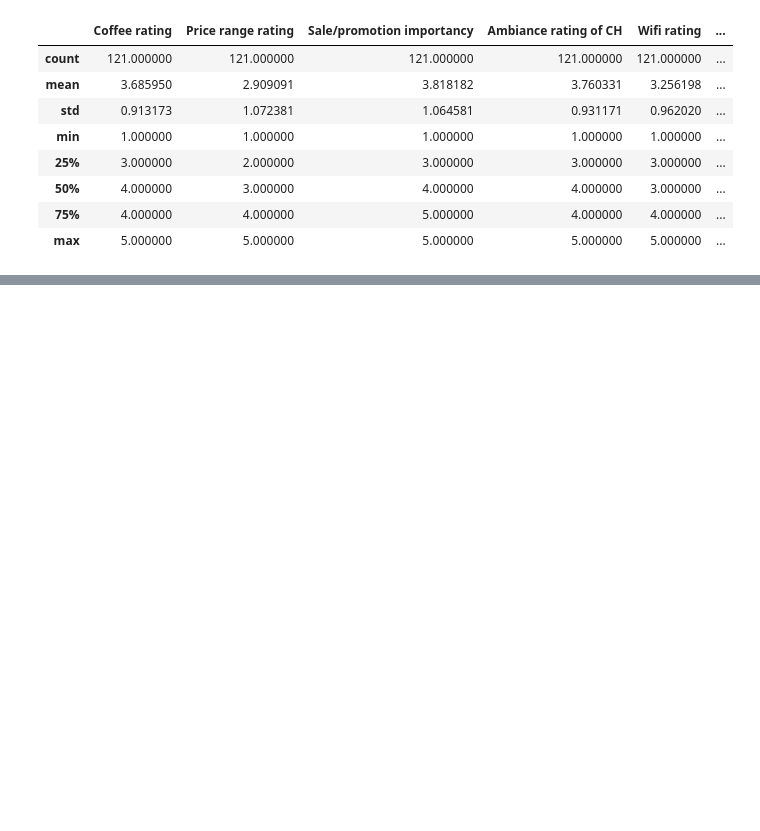
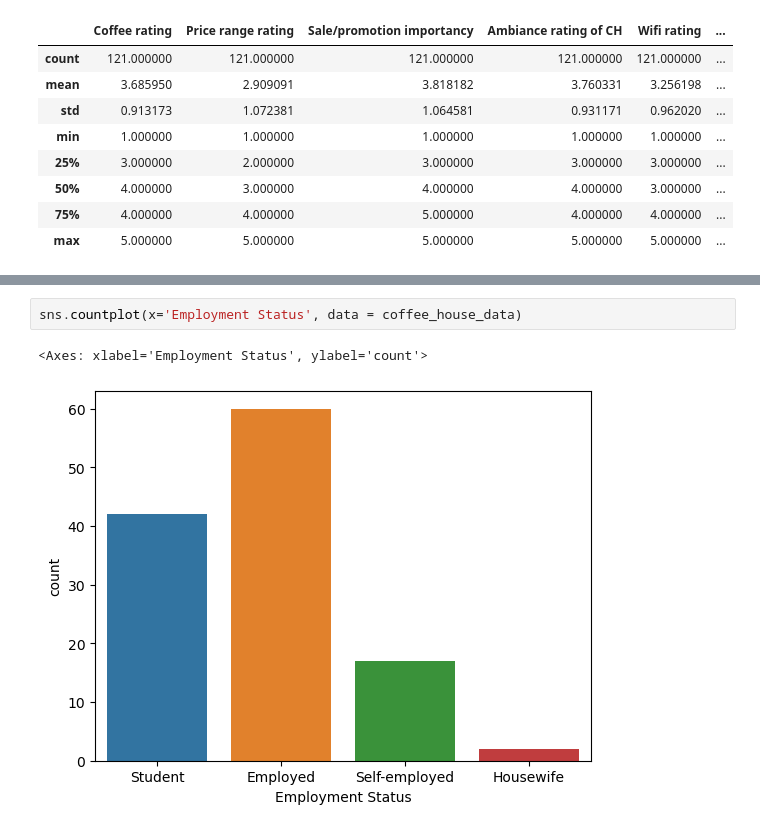
Before and after one commit to Joakimanochie/Data_analytics, a Jupyter notebook: Coffee house retention analysis.ipynb, the cells around one changed output, grey strips where cells are left out. Drawn from its saved outputs; the diff is of its cells as text; blank space fills up the shorter version.

```diff
--- a/Coffee house retention analysis.ipynb
+++ b/Coffee house retention analysis.ipynb
@@ -165,0 +176,5 @@ coffee_house_data.describe()
+# %%
+sns.countplot(x='Employment Status', data = coffee_house_data)
+# %% [output]
+<Axes: xlabel='Employment Status', ylabel='count'>
+[figure, added]
```
Also changed, not shown: parts of 3 cells of this notebook.
